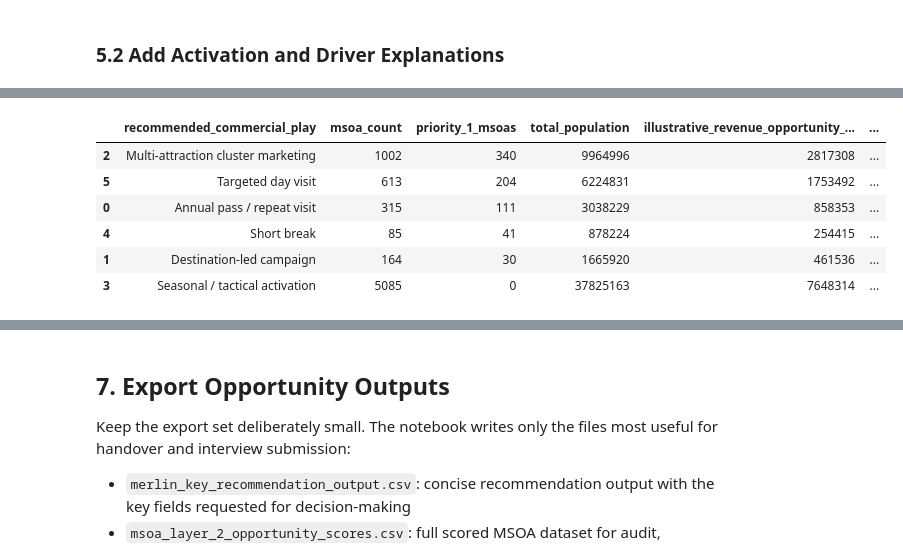
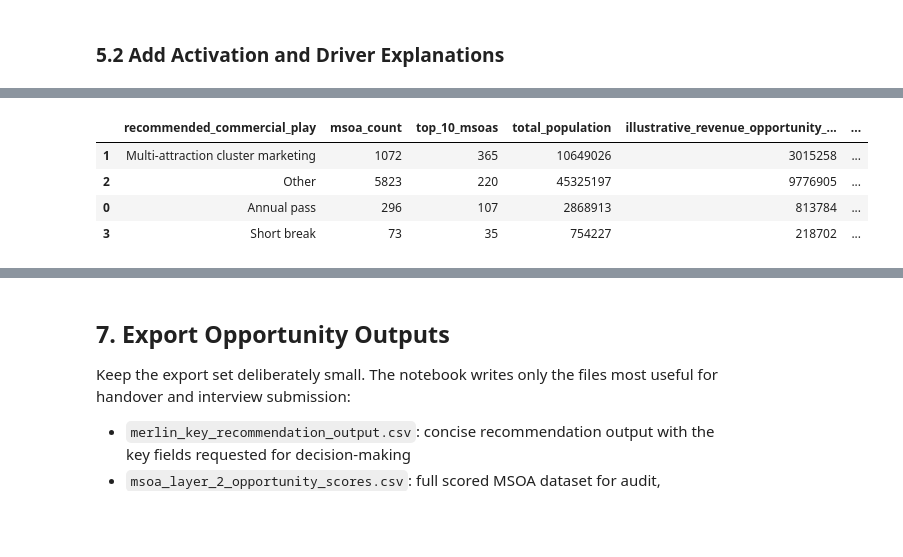
Before and after one commit to billychanhub/uk-demographic-clustering, a Jupyter notebook: notebooks/4_opportunity_scoring.ipynb, the cells around one changed output, grey strips where cells are left out. Saved outputs shown, nothing was run; the diff lists cells and outputs as text; code cells hidden in the pictures; blank space fills up the shorter version.

```diff
--- a/notebooks/4_opportunity_scoring.ipynb
+++ b/notebooks/4_opportunity_scoring.ipynb
@@ -443,12 +442,5 @@ scored["overall_opportunity_score"] = (100 * scored["overall_opportunity_score"]
 scored["opportunity_rank"] = scored["overall_opportunity_score"].rank(ascending=False, method="first").astype(int)
 scored["opportunity_percentile"] = 1 - ((scored["opportunity_rank"] - 1) / (len(scored) - 1))
 
-rank_share = scored["opportunity_rank"] / len(scored)
-scored["opportunity_tier"] = np.select(
-    [rank_share <= 0.10, rank_share <= 0.30, rank_share <= 0.60],
-    ["Priority 1 - strongest opportunity", "Priority 2 - strong opportunity", "Priority 3 - selective opportunity"],
-    default="Priority 4 - monitor / niche",
-)
-
-scored[["overall_opportunity_score", "opportunity_rank", "opportunity_tier"] + score_columns].describe().round(2)
+scored[["overall_opportunity_score", "opportunity_rank", "opportunity_percentile"] + score_columns].describe().round(2)
 # %% [output]
@@ -479,10 +471,10 @@ def key_contributing_driver(row):
 
 
 scored["key_contributing_driver"] = scored.apply(key_contributing_driver, axis=1)
-scored["assumptions_flag"] = "Straight-line distance proxy; judgement-based weights; attraction coordinates and simplified categories are maintained in merlin_attraction_data.csv."
+scored["assumptions_flag"] = "Straight-line distance proxy in miles; judgement-based weights; attraction coordinates and simplified categories are maintained in merlin_attraction_data.csv."
 
 scored.sort_values("opportunity_rank").head(10)[[
-    "opportunity_rank", "geo_name", "country", "segment_label", "overall_opportunity_score", "opportunity_tier",
-    "recommended_attraction_name", "recommended_attraction_distance_km", "key_contributing_driver",
+    "opportunity_rank", "geo_name", "country", "segment_label", "overall_opportunity_score",
+    "recommended_attraction_name", "recommended_attraction_distance_miles", "key_contributing_driver",
 ]]
 # %% [output]
@@ -515,30 +510,25 @@ Formula:
 
 This is useful for comparing relative scale across markets, but it should be calibrated with internal ticket yield, visitor penetration, passholder, accommodation, retail, and food-and-beverage data before being used as a financial forecast.
 # %%
-HIGH_OPPORTUNITY_TIERS = [
-    "Priority 1 - strongest opportunity",
-    "Priority 2 - strong opportunity",
-]
 RESORT_OR_DESTINATION_CATEGORIES = [
     "Family Theme Park",
     "Thrill Theme Park",
     "Heritage Attraction",
 ]
 
-PRIORITY_1_TIER = "Priority 1 - strongest opportunity"
-scored["priority_1_flag"] = scored["opportunity_tier"].eq(PRIORITY_1_TIER)
-scored["priority_1_population"] = np.where(scored["priority_1_flag"], scored["total_population"], 0)
+scored["top_10_opportunity_flag"] = scored["opportunity_percentile"] >= TOP_OPPORTUNITY_PERCENTILE_THRESHOLD
+scored["top_10_opportunity_population"] = np.where(scored["top_10_opportunity_flag"], scored["total_population"], 0)
 
-within_cluster_distance = distance_matrix <= CLUSTER_MARKETING_DISTANCE_KM
-scored["merlin_attractions_within_45km"] = within_cluster_distance.sum(axis=1).astype(int)
+within_cluster_distance = distance_matrix <= CLUSTER_MARKETING_DISTANCE_MILES
+scored["merlin_attractions_within_30_miles"] = within_cluster_distance.sum(axis=1).astype(int)
 
 attraction_names = attractions["attraction_name_official"].to_numpy()
-scored["merlin_attraction_cluster_names_45km"] = [
-    "; ".join(attraction_names[row]) if row.any() else "None within 45km"
+scored["merlin_attraction_cluster_names_30_miles"] = [
+    "; ".join(attraction_names[row]) if row.any() else "None within 30 miles"
     for row in within_cluster_distance
 ]
 
-high_opportunity_mask = scored["opportunity_tier"].isin(HIGH_OPPORTUNITY_TIERS)
+high_opportunity_mask = scored["opportunity_percentile"] >= HIGH_OPPORTUNITY_PERCENTILE_THRESHOLD
 family_affluent_mask = (
     (scored["family_household_share"] >= scored["family_household_share"].median())
     & (scored["ab_c1_social_grade_share"] >= scored["ab_c1_social_grade_share"].median())
@@ -547,17 +537,17 @@ resort_or_destination_mask = scored["recommended_attraction_category"].isin(RESO
 
 scored["annual_pass_repeat_visit_flag"] = (
     high_opportunity_mask
-    & (scored["recommended_attraction_distance_km"] <= ANNUAL_PASS_DISTANCE_KM)
+    & (scored["recommended_attraction_distance_miles"] <= ANNUAL_PASS_DISTANCE_MILES)
 )
 scored["cluster_marketing_flag"] = (
     high_opportunity_mask
-    & (scored["merlin_attractions_within_45km"] >= CLUSTER_MARKETING_MIN_ATTRACTIONS)
+    & (scored["merlin_attractions_within_30_miles"] >= CLUSTER_MARKETING_MIN_ATTRACTIONS)
 )
 scored["short_break_opportunity_flag"] = (
     high_opportunity_mask
     & family_affluent_mask
     & resort_or_destination_mask
-    & scored["recommended_attraction_distance_km"].between(SHORT_BREAK_MIN_DISTANCE_KM, SHORT_BREAK_MAX_DISTANCE_KM)
+    & scored["recommended_attraction_distance_miles"].between(SHORT_BREAK_MIN_DISTANCE_MILES, SHORT_BREAK_MAX_DISTANCE_MILES)
 )
 
 
@@ -565,79 +555,65 @@ def recommended_commercial_play(row):
     if row["cluster_marketing_flag"]:
         return "Multi-attraction cluster marketing"
     if row["annual_pass_repeat_visit_flag"]:
-        return "Annual pass / repeat visit"
+        return "Annual pass"
     if row["short_break_opportunity_flag"]:
         return "Short break"
-    if row["opportunity_tier"] in HIGH_OPPORTUNITY_TIERS and row["recommended_attraction_distance_km"] <= 90:
-        return "Targeted day visit"
-    if row["opportunity_tier"] in HIGH_OPPORTUNITY_TIERS:
-        return "Destination-led campaign"
-    return "Seasonal / tactical activation"
+    return "Other"
 
 
 def commercial_play_rationale(row):
     if row["recommended_commercial_play"] == "Multi-attraction cluster marketing":
-        return f"High-opportunity MSOA with {row['merlin_attractions_within_45km']} Merlin attractions within 45km."
-    if row["recommended_commercial_play"] == "Annual pass / repeat visit":
-        return f"High-opportunity MSOA within {ANNUAL_PASS_DISTANCE_KM}km of the recommended attraction."
+        return f"High-opportunity MSOA with {row['merlin_attractions_within_30_miles']} Merlin attractions within 30 miles."
+    if row["recommended_commercial_play"] == "Annual pass":
+        return "High-opportunity MSOA within 30 miles of the recommended attraction."
     if row["recommended_commercial_play"] == "Short break":
         return "High-opportunity family/affluent MSOA at a practical overnight-trip distance."
-    if row["recommended_commercial_play"] == "Targeted day visit":
-        return "High-opportunity MSOA close enough for a realistic day visit."
-    if row["recommended_commercial_play"] == "Destination-led campaign":
-        return "High-opportunity MSOA, but distance suggests destination messaging rather than convenience."
-    return "Lower-priority MSOA retained for seasonal, niche, or tactical activity."
+    return "MSOA does not meet the simple rules for cluster marketing, annual pass, or short-break activation."
 
 
 def recommended_activation(row):
     play = row["recommended_commercial_play"]
     if play == "Multi-attraction cluster marketing":
         return "Promote annual pass, multi-attraction bundles, CRM cross-sell and local cluster campaigns."
-    if play == "Annual pass / repeat visit":
-        return "Promote annual pass, repeat-visit benefits and in-attraction upsell opportunities."
+    if play == "Annual pass":
+        return "Promote annual pass value, repeat-visit benefits and in-attraction upsell opportunities."
     if play == "Short break":
         return "Promote short-break packages, overnight stays and family premium occasions."
-    if play == "Targeted day visit":
-        return "Promote day-trip offers, family tickets and attraction-specific paid media."
-    if play == "Destination-led campaign":
-        return "Promote destination inspiration and seasonal trip planning rather than convenience."
-    return "Use low-weight seasonal or tactical activation only."
+    return "Retain for broader seasonal, local, or tactical activity rather than a specific strategic play."
 
 
 scored["recommended_commercial_play"] = scored.apply(recommended_commercial_play, axis=1)
 scored["commercial_play_rationale"] = scored.apply(commercial_play_rationale, axis=1)
 scored["recommended_activation"] = scored.apply(recommended_activation, axis=1)
 
 # Keep the original output column name, but make it rule-based rather than segment-only.
 scored["recommended_product_focus"] = scored["recommended_commercial_play"]
 
 scored["revenue_per_visitor_assumption_gbp"] = REVENUE_PER_VISITOR_ASSUMPTION_GBP
 scored["penetration_rate_assumption"] = ILLUSTRATIVE_PENETRATION_RATE
 scored["illustrative_revenue_opportunity_1pct_gbp"] = (
     scored["total_population"]
     * ILLUSTRATIVE_PENETRATION_RATE
     * REVENUE_PER_VISITOR_ASSUMPTION_GBP
     * (scored["overall_opportunity_score"] / 100)
 ).round(0).astype(int)
 
 commercial_play_summary = (
     scored.groupby("recommended_commercial_play", as_index=False)
     .agg(
         msoa_count=("geo_code", "count"),
-        priority_1_msoas=("priority_1_flag", "sum"),
+        top_10_msoas=("top_10_opportunity_flag", "sum"),
         total_population=("total_population", "sum"),
         illustrative_revenue_opportunity_1pct_gbp=("illustrative_revenue_opportunity_1pct_gbp", "sum"),
         mean_opportunity_score=("overall_opportunity_score", "mean"),
     )
-    .sort_values(["priority_1_msoas", "illustrative_revenue_opportunity_1pct_gbp"], ascending=[False, False])
+    .sort_values(["top_10_msoas", "illustrative_revenue_opportunity_1pct_gbp"], ascending=[False, False])
 )
 
 commercial_play_summary.round(1)
 # %% [output]
-|  | recommended_commercial_play | msoa_count | priority_1_msoas | total_population | illustrative_revenue_opportunity_... | ... |
-| 2 | Multi-attraction cluster marketing | 1002 | 340 | 9964996 | 2817308 | ... |
-| 5 | Targeted day visit | 613 | 204 | 6224831 | 1753492 | ... |
-| 0 | Annual pass / repeat visit | 315 | 111 | 3038229 | 858353 | ... |
-| 4 | Short break | 85 | 41 | 878224 | 254415 | ... |
-| 1 | Destination-led campaign | 164 | 30 | 1665920 | 461536 | ... |
-| 3 | Seasonal / tactical activation | 5085 | 0 | 37825163 | 7648314 | ... |
+|  | recommended_commercial_play | msoa_count | top_10_msoas | total_population | illustrative_revenue_opportunity_... | ... |
+| 1 | Multi-attraction cluster marketing | 1072 | 365 | 10649026 | 3015258 | ... |
+| 2 | Other | 5823 | 220 | 45325197 | 9776905 | ... |
+| 0 | Annual pass | 296 | 107 | 2868913 | 813784 | ... |
+| 3 | Short break | 73 | 35 | 754227 | 218702 | ... |
```
Also changed, not shown: parts of 35 cells of this notebook, 4 other files.
